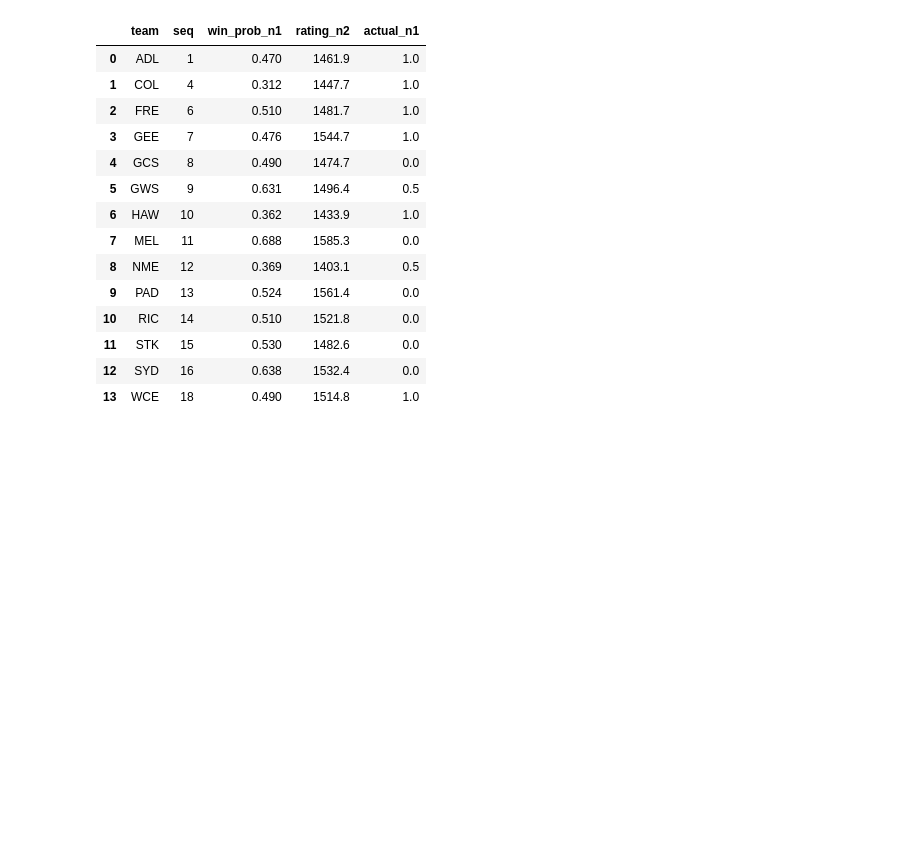
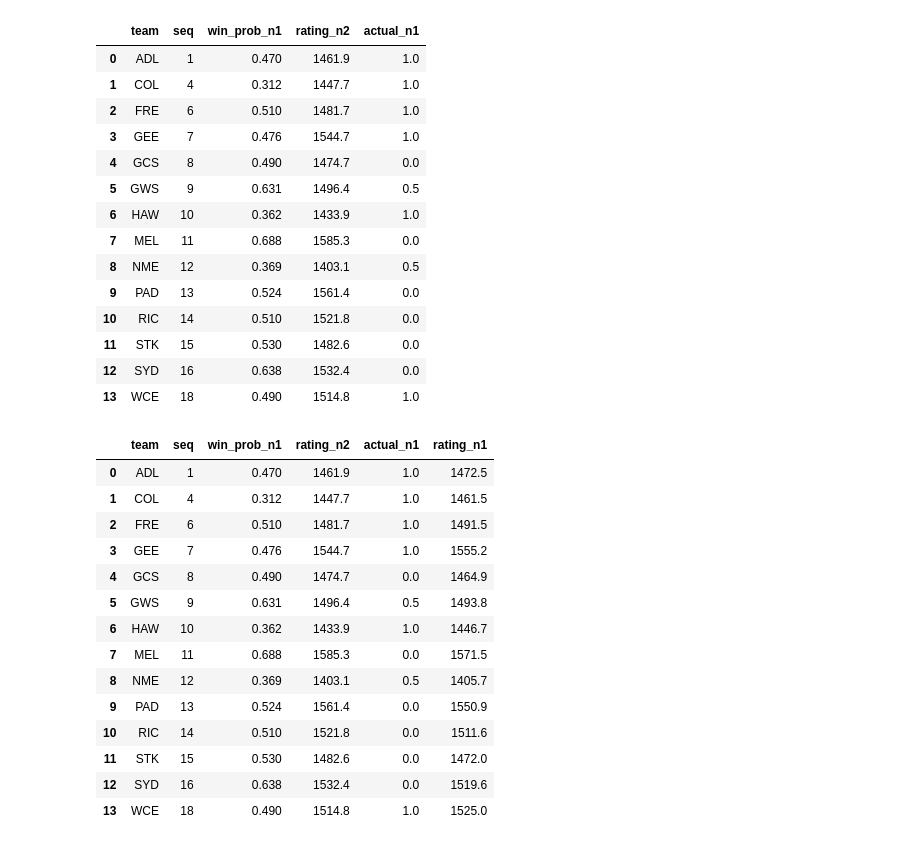
Before and after one commit to stevegabriel1/afl_elo_ratings, a Jupyter notebook: basic_version_R14.ipynb, the cells around one changed output. Cells and saved outputs as stored; diff of their text form; code cells hidden in the pictures; blank space fills up the shorter version.

```diff
--- a/basic_version_R14.ipynb
+++ b/basic_version_R14.ipynb
@@ -2070,3 +2070,23 @@ rframe
 | 11 | STK | 15 | 0.530 | 1482.6 | 0.0 |
 | 12 | SYD | 16 | 0.638 | 1532.4 | 0.0 |
 | 13 | WCE | 18 | 0.490 | 1514.8 | 1.0 |
+# %%
+# Generate new ratings for those teams that played
+rframe['rating_n1'] = round(rframe['rating_n2'] + (20*(rframe['actual_n1'] - rframe['win_prob_n1'])),ndigits = 1)
+rframe
+# %% [output]
+|  | team | seq | win_prob_n1 | rating_n2 | actual_n1 | rating_n1 |
+| 0 | ADL | 1 | 0.470 | 1461.9 | 1.0 | 1472.5 |
+| 1 | COL | 4 | 0.312 | 1447.7 | 1.0 | 1461.5 |
+| 2 | FRE | 6 | 0.510 | 1481.7 | 1.0 | 1491.5 |
+| 3 | GEE | 7 | 0.476 | 1544.7 | 1.0 | 1555.2 |
+| 4 | GCS | 8 | 0.490 | 1474.7 | 0.0 | 1464.9 |
+| 5 | GWS | 9 | 0.631 | 1496.4 | 0.5 | 1493.8 |
+| 6 | HAW | 10 | 0.362 | 1433.9 | 1.0 | 1446.7 |
+| 7 | MEL | 11 | 0.688 | 1585.3 | 0.0 | 1571.5 |
+| 8 | NME | 12 | 0.369 | 1403.1 | 0.5 | 1405.7 |
+| 9 | PAD | 13 | 0.524 | 1561.4 | 0.0 | 1550.9 |
+| 10 | RIC | 14 | 0.510 | 1521.8 | 0.0 | 1511.6 |
+| 11 | STK | 15 | 0.530 | 1482.6 | 0.0 | 1472.0 |
+| 12 | SYD | 16 | 0.638 | 1532.4 | 0.0 | 1519.6 |
+| 13 | WCE | 18 | 0.490 | 1514.8 | 1.0 | 1525.0 |
```
Also changed, not shown: parts of 3 cells of this notebook.
